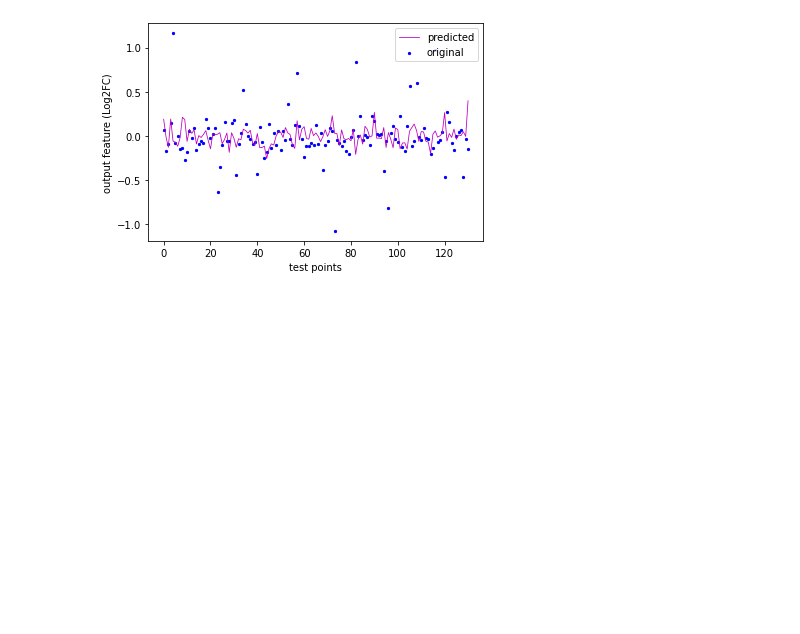
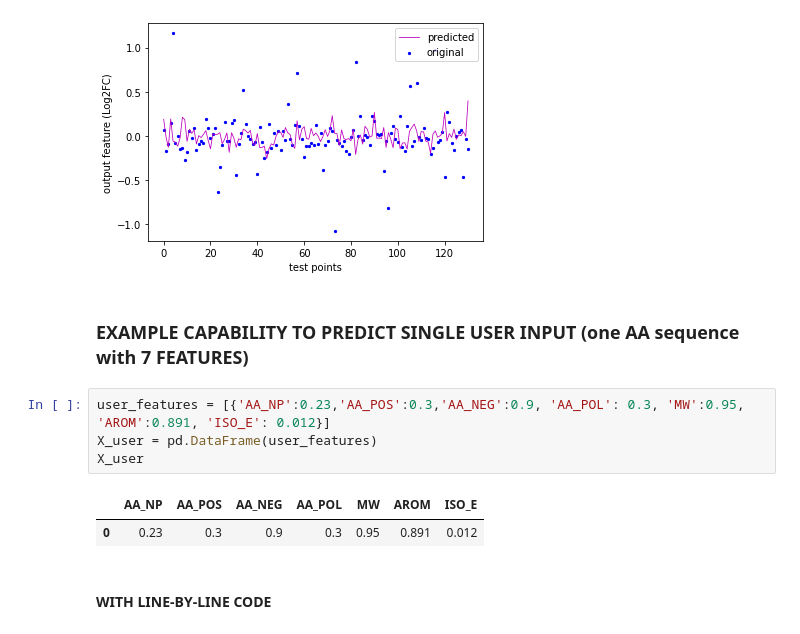
Before and after one commit to UWInSpace/InSpace, a Jupyter notebook: notebooks/FINAL_Baggging_reg_WS.ipynb, the cells around one changed output. Saved outputs shown, nothing was run; the diff lists cells and outputs as text; blank space fills up the shorter version.

Commit message:
WS final code added single user input

```diff
--- a/notebooks/FINAL_Baggging_reg_WS.ipynb
+++ b/notebooks/FINAL_Baggging_reg_WS.ipynb
@@ -164,3 +173,14 @@ def plot_prediction(y_test, y_predict):
 plot_pred = plot_prediction(y_test, y_predict)
 # %% [output]
 [figure]
+# %% [markdown]
+### EXAMPLE CAPABILITY TO PREDICT SINGLE USER INPUT (one AA sequence with 7 FEATURES)
+# %%
+user_features = [{'AA_NP':0.23,'AA_POS':0.3,'AA_NEG':0.9, 'AA_POL': 0.3, 'MW':0.95, 'AROM':0.891, 'ISO_E': 0.012}]
+X_user = pd.DataFrame(user_features)
+X_user
+# %% [output]
+|  | AA_NP | AA_POS | AA_NEG | AA_POL | MW | AROM | ISO_E |
+| 0 | 0.23 | 0.3 | 0.9 | 0.3 | 0.95 | 0.891 | 0.012 |
+# %% [markdown]
+#### WITH LINE-BY-LINE CODE
```
Also changed, not shown: parts of 7 cells of this notebook.
